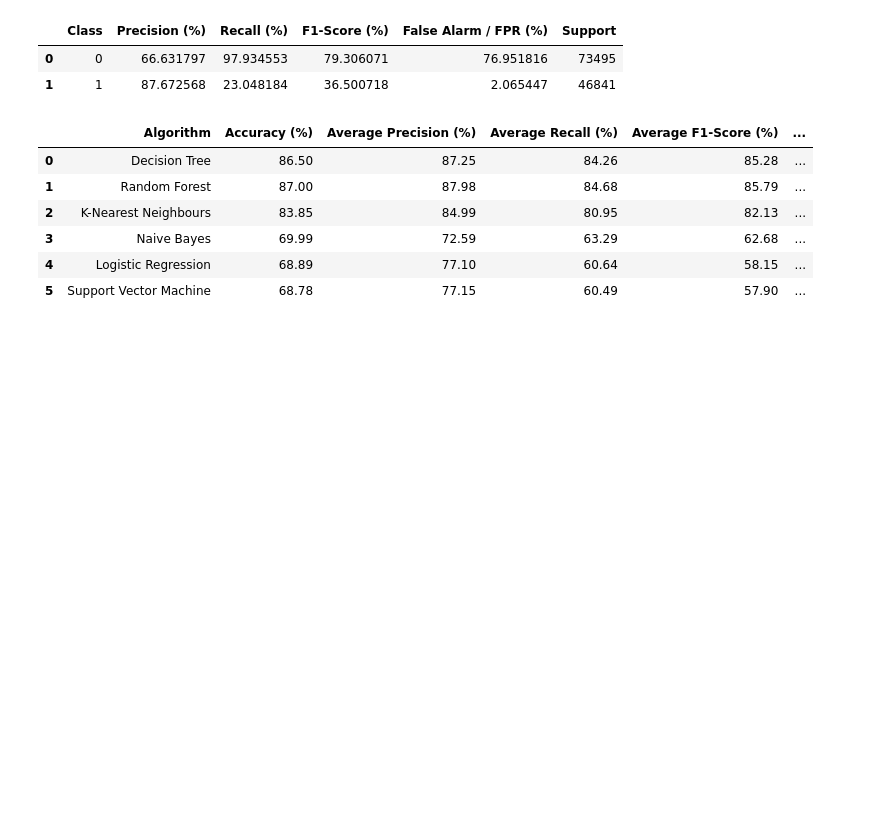
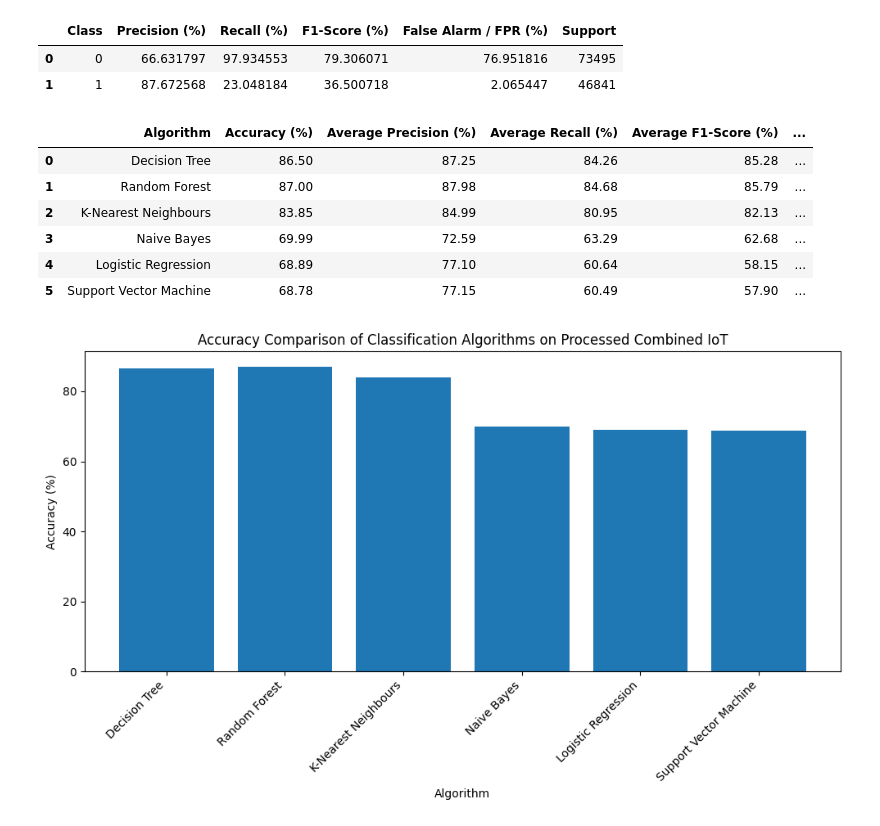
Before and after one commit to trinitynataly/8.2CDevSecOps, a Jupyter notebook: Copy_of_RF_on_IoT_Combined_Dataset.ipynb, the cells around one changed output. Drawn from its saved outputs; the diff is of its cells as text; code cells hidden in the pictures; blank space fills up the shorter version.

```diff
--- a/Copy_of_RF_on_IoT_Combined_Dataset.ipynb
+++ b/Copy_of_RF_on_IoT_Combined_Dataset.ipynb
@@ -394,3 +394,19 @@ display(iot_summary_table)
 | 3 | Naive Bayes | 69.99 | 72.59 | 63.29 | 62.68 | ... |
 | 4 | Logistic Regression | 68.89 | 77.10 | 60.64 | 58.15 | ... |
 | 5 | Support Vector Machine | 68.78 | 77.15 | 60.49 | 57.90 | ... |
+# %%
+# Visualise and compare accuracy of different algorithms for the Processed Combined IoT dataset
+
+import matplotlib.pyplot as plt
+
+plt.figure(figsize=(10, 6))
+plt.bar(iot_summary_table["Algorithm"], iot_summary_table["Accuracy (%)"])
+
+plt.title("Accuracy Comparison of Classification Algorithms on Processed Combined IoT")
+plt.xlabel("Algorithm")
+plt.ylabel("Accuracy (%)")
+plt.xticks(rotation=45, ha="right")
+plt.tight_layout()
+plt.show()
+# %% [output]
+[figure, added]
```
Also changed, not shown: parts of 3 cells of this notebook.
